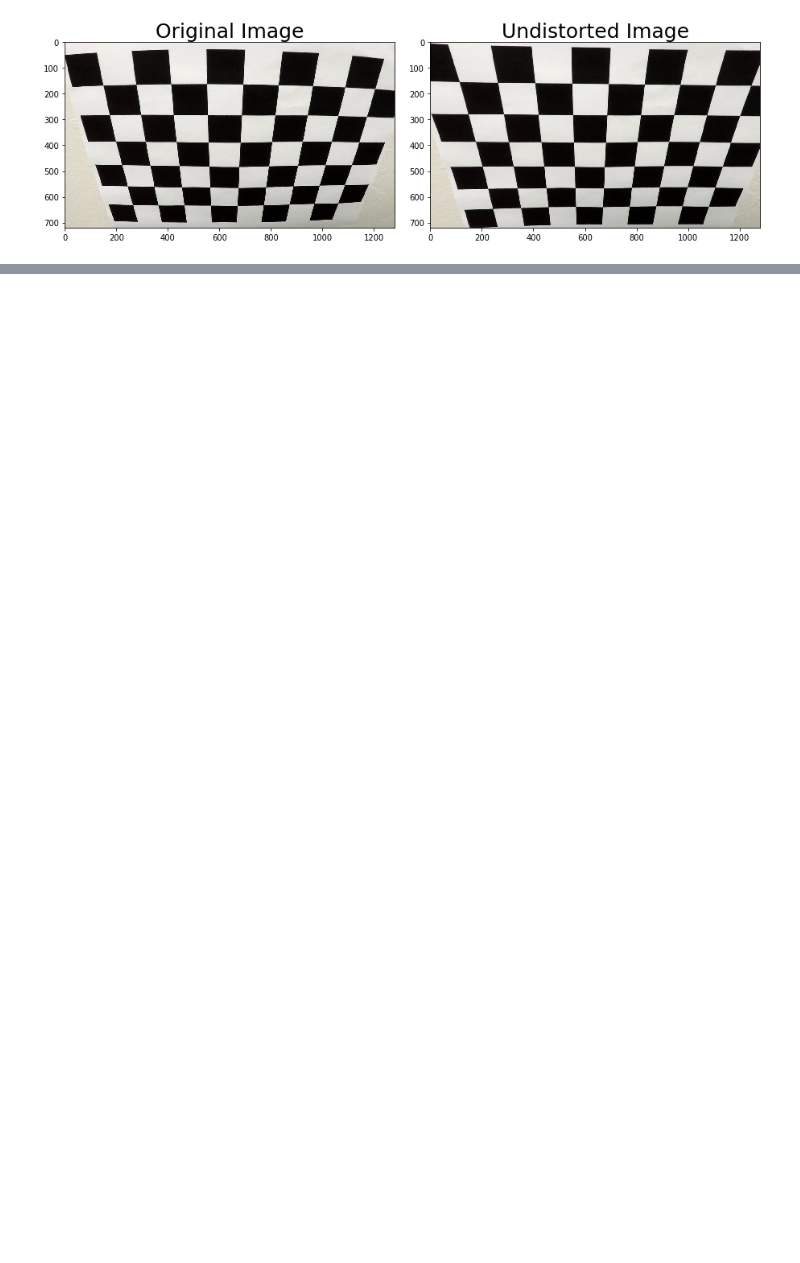
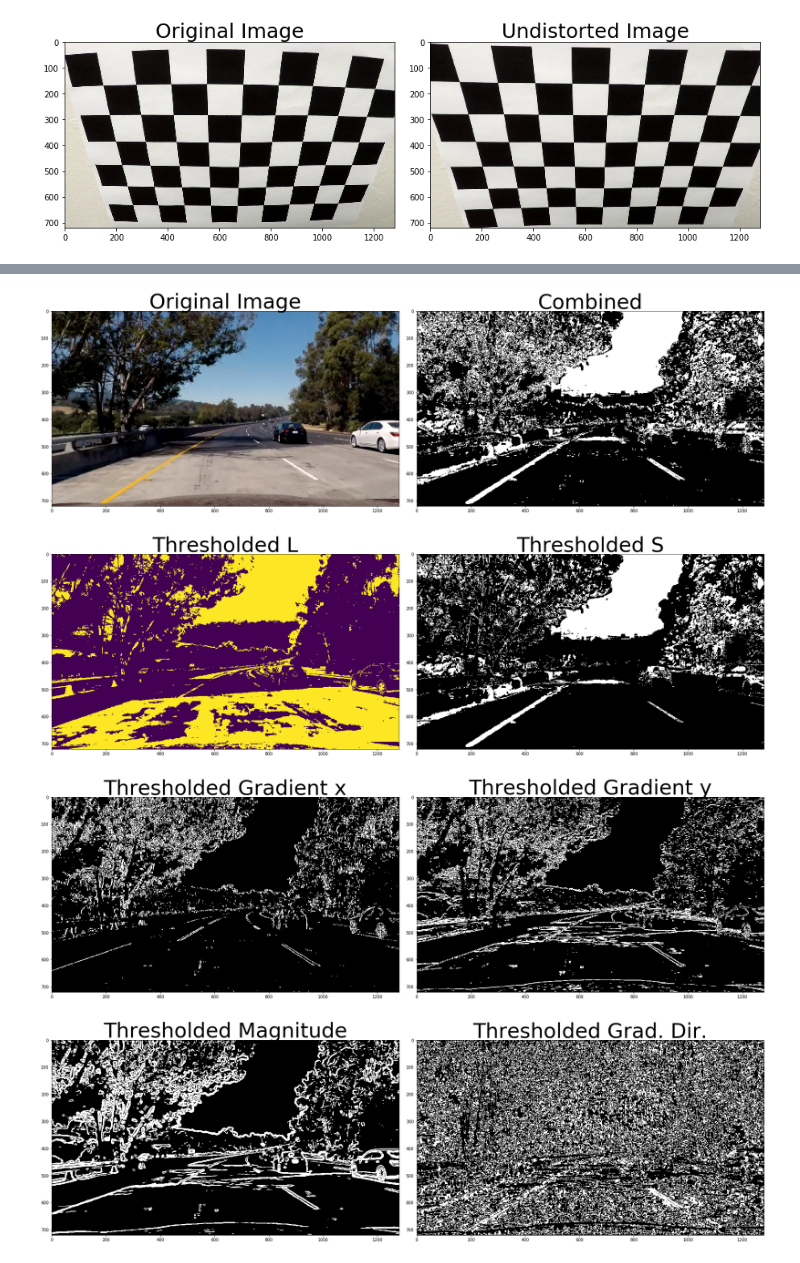
Before and after one commit to KenOverholt/CarND-Advanced-Lane-Lines, a Jupyter notebook: Advanced Lane Finding.ipynb, the cells around one changed output, grey strips where cells are left out. Cells and saved outputs as stored; diff of their text form; code cells hidden in the pictures; blank space fills up the shorter version.

Commit message:
step 3 thresholding complete

```diff
--- a/Advanced Lane Finding.ipynb
+++ b/Advanced Lane Finding.ipynb
@@ -81,3 +182,52 @@ plt.show()
+# %%
+######################################################
+# Display thresholding images
+########################################
+
+# Plot the Original and Combined images
+f, (ax1, ax2) = plt.subplots(1, 2, figsize=(24, 9))
+f.tight_layout()
+ax1.imshow(undistorted_img)
+ax1.set_title('Original Image', fontsize=50)
+ax2.imshow(combined_binary, cmap='gray')
+ax2.set_title('Combined', fontsize=50)
+plt.subplots_adjust(left=0., right=1, top=0.9, bottom=0.)
+plt.show()
+
+# Plot the HLS L & S images
+f, (ax1, ax2) = plt.subplots(1, 2, figsize=(24, 9))
+f.tight_layout()
+ax1.imshow(hls_L_binary)
+ax1.set_title('Thresholded L', fontsize=50)
+ax2.imshow(hls_S_binary, cmap='gray')
+ax2.set_title('Thresholded S', fontsize=50)
+plt.subplots_adjust(left=0., right=1, top=0.9, bottom=0.)
+plt.show()
+
+# PLot the gradient x and y images
+f, (ax1, ax2) = plt.subplots(1, 2, figsize=(24, 9))
+f.tight_layout()
+ax1.imshow(grad_x_binary, cmap='gray')
+ax1.set_title('Thresholded Gradient x', fontsize=50)
+ax2.imshow(grad_y_binary, cmap='gray')
+ax2.set_title('Thresholded Gradient y', fontsize=50)
+plt.subplots_adjust(left=0., right=1, top=0.9, bottom=0.)
+plt.show()
+
+# Plot the magnitude and direction gradient images
+f, (ax1, ax2) = plt.subplots(1, 2, figsize=(24, 9))
+f.tight_layout()
+ax1.imshow(mag_binary, cmap='gray')
+ax1.set_title('Thresholded Magnitude', fontsize=50)
+ax2.imshow(dir_binary, cmap='gray')
+ax2.set_title('Thresholded Grad. Dir.', fontsize=50)
+plt.subplots_adjust(left=0., right=1, top=0.9, bottom=0.)
+plt.show()
+# %% [output]
+[figure, added]
+[figure, added]
+[figure, added]
+[figure, added]
 # %%
 #M = cv2.getPerspectiveTransform(src, dst)
 #Compute the inverse perspective transform:
```
Also changed, not shown: parts of 3 cells of this notebook, 2 other files.
